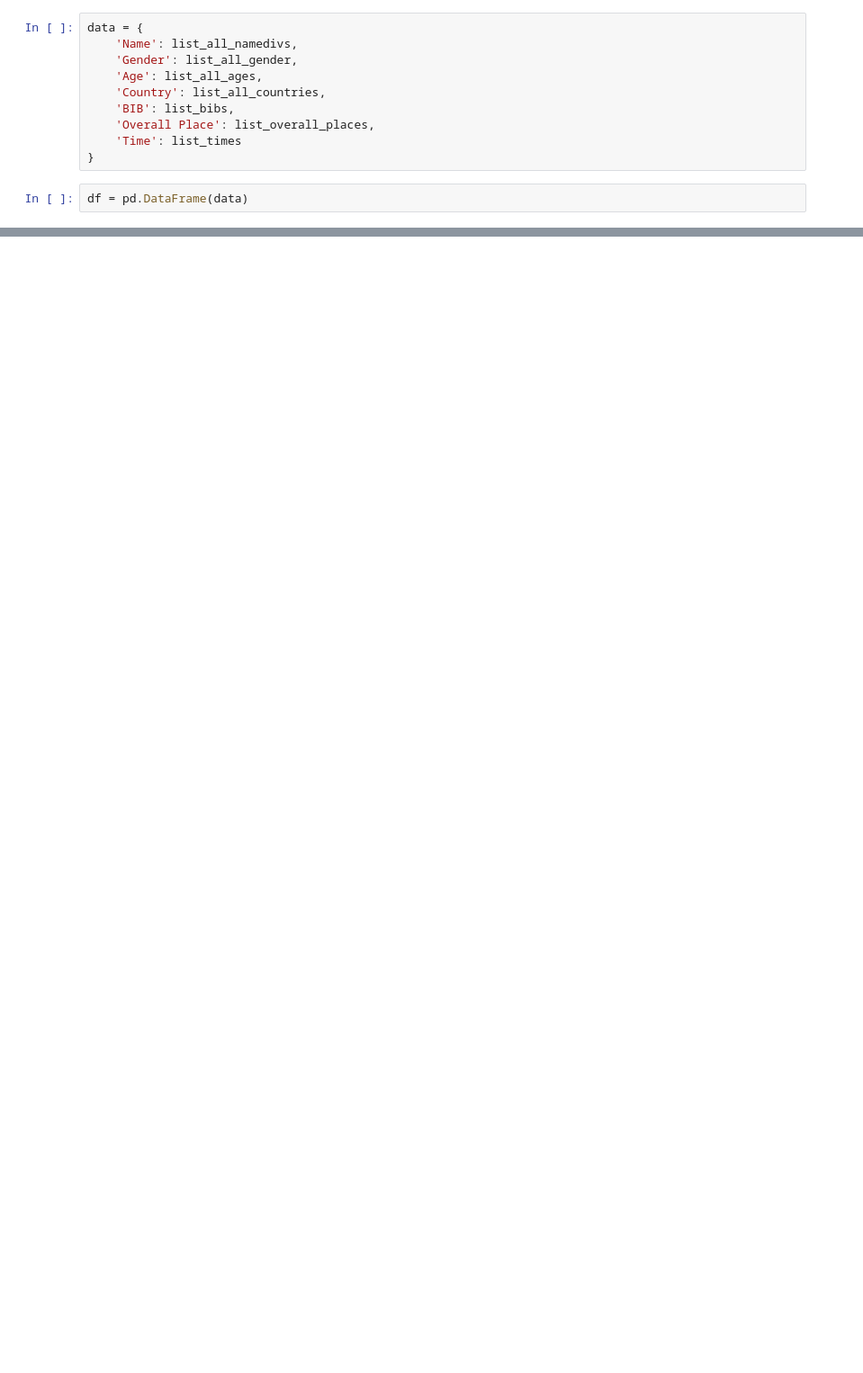
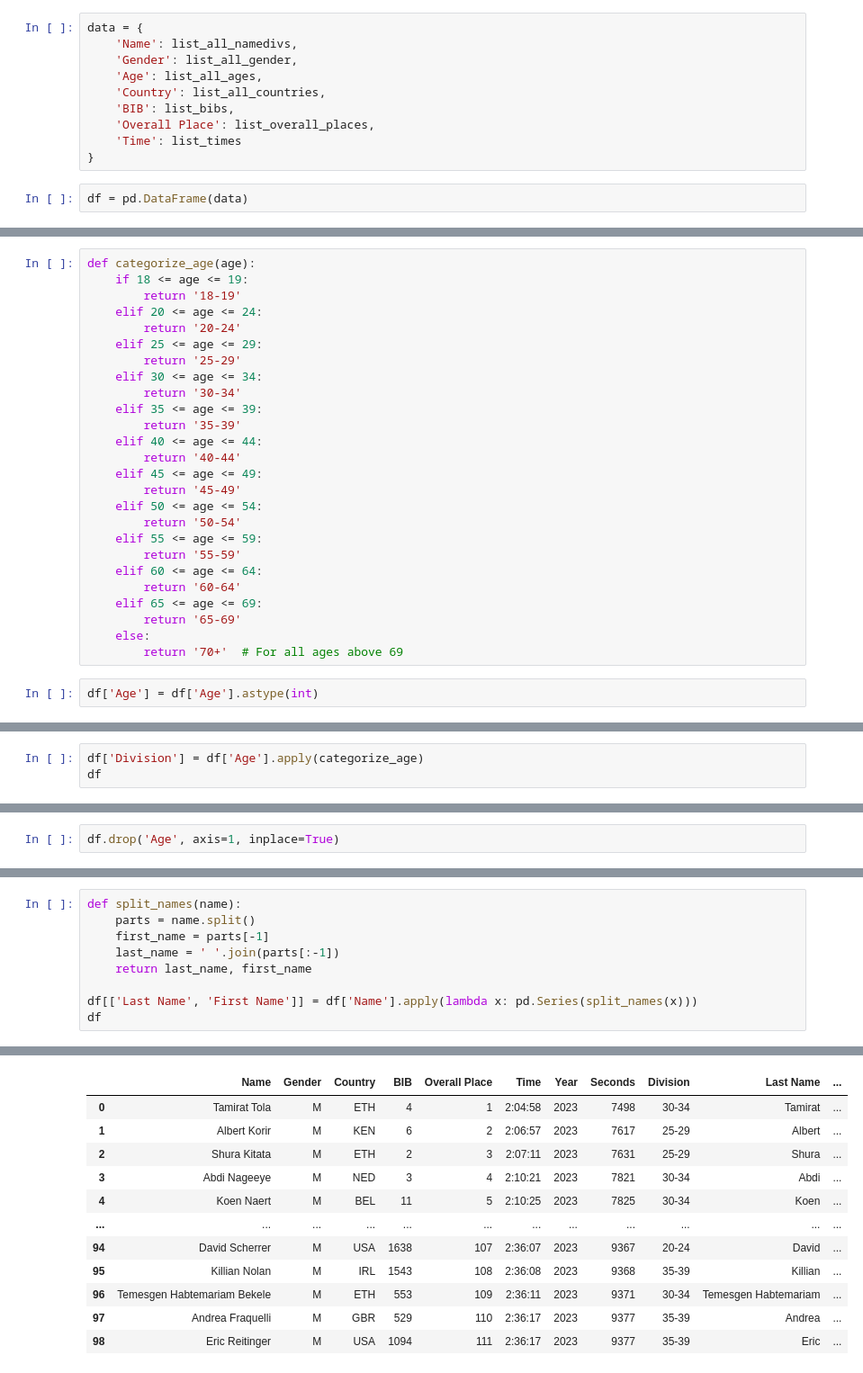
Before and after one commit to snwnkang/CS171_Final_vis_Marathon, a Jupyter notebook: NY_Marathon_Scrape.ipynb, the cells around one changed output, grey strips where cells are left out. Shown at 90% size. Drawn from its saved outputs; the diff is of its cells as text; blank space fills up the shorter version.

```diff
--- a/NY_Marathon_Scrape.ipynb
+++ b/NY_Marathon_Scrape.ipynb
@@ -9451,0 +5150,28 @@ df
+# %%
+def categorize_age(age):
+    if 18 <= age <= 19:
+        return '18-19'
+    elif 20 <= age <= 24:
+        return '20-24'
+    elif 25 <= age <= 29:
+        return '25-29'
+    elif 30 <= age <= 34:
+        return '30-34'
+    elif 35 <= age <= 39:
+        return '35-39'
+    elif 40 <= age <= 44:
+        return '40-44'
+    elif 45 <= age <= 49:
+        return '45-49'
+    elif 50 <= age <= 54:
+        return '50-54'
+    elif 55 <= age <= 59:
+        return '55-59'
+    elif 60 <= age <= 64:
+        return '60-64'
+    elif 65 <= age <= 69:
+        return '65-69'
+    else:
+        return '70+'  # For all ages above 69
+# %%
+df['Age'] = df['Age'].astype(int)
@@ -9451,0 +5184,3 @@ df
+# %%
+df['Division'] = df['Age'].apply(categorize_age)
+df
@@ -9451,0 +5206,2 @@ df
+# %%
+df.drop('Age', axis=1, inplace=True)
@@ -9451,0 +5226,10 @@ df
+# %%
+def split_names(name):
+    parts = name.split()
+    first_name = parts[-1]
+    last_name = ' '.join(parts[:-1])
+    return last_name, first_name
+
+df[['Last Name', 'First Name']] = df['Name'].apply(lambda x: pd.Series(split_names(x)))
+df
+# %% [output]
@@ -9451,0 +5246,12 @@ df
+|  | Name | Gender | Country | BIB | Overall Place | Time | Year | Seconds | Division | Last Name | ... |
+| 0 | Tamirat Tola | M | ETH | 4 | 1 | 2:04:58 | 2023 | 7498 | 30-34 | Tamirat | ... |
+| 1 | Albert Korir | M | KEN | 6 | 2 | 2:06:57 | 2023 | 7617 | 25-29 | Albert | ... |
+| 2 | Shura Kitata | M | ETH | 2 | 3 | 2:07:11 | 2023 | 7631 | 25-29 | Shura | ... |
+| 3 | Abdi Nageeye | M | NED | 3 | 4 | 2:10:21 | 2023 | 7821 | 30-34 | Abdi | ... |
+| 4 | Koen Naert | M | BEL | 11 | 5 | 2:10:25 | 2023 | 7825 | 30-34 | Koen | ... |
+| ... | ... | ... | ... | ... | ... | ... | ... | ... | ... | ... | ... |
+| 94 | David Scherrer | M | USA | 1638 | 107 | 2:36:07 | 2023 | 9367 | 20-24 | David | ... |
+| 95 | Killian Nolan | M | IRL | 1543 | 108 | 2:36:08 | 2023 | 9368 | 35-39 | Killian | ... |
+| 96 | Temesgen Habtemariam Bekele | M | ETH | 553 | 109 | 2:36:11 | 2023 | 9371 | 30-34 | Temesgen Habtemariam | ... |
+| 97 | Andrea Fraquelli | M | GBR | 529 | 110 | 2:36:17 | 2023 | 9377 | 35-39 | Andrea | ... |
+| 98 | Eric Reitinger | M | USA | 1094 | 111 | 2:36:17 | 2023 | 9377 | 35-39 | Eric | ... |
```
Also changed, not shown: parts of 26 cells of this notebook.
